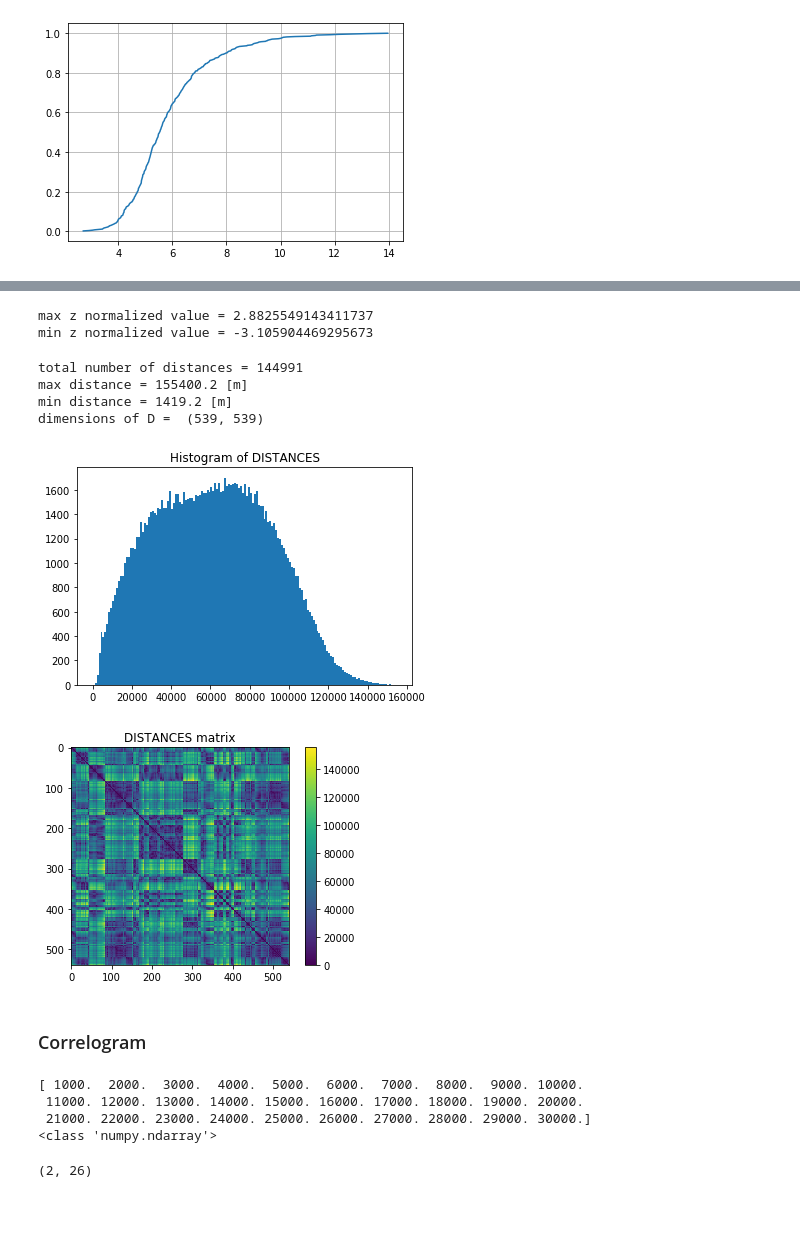
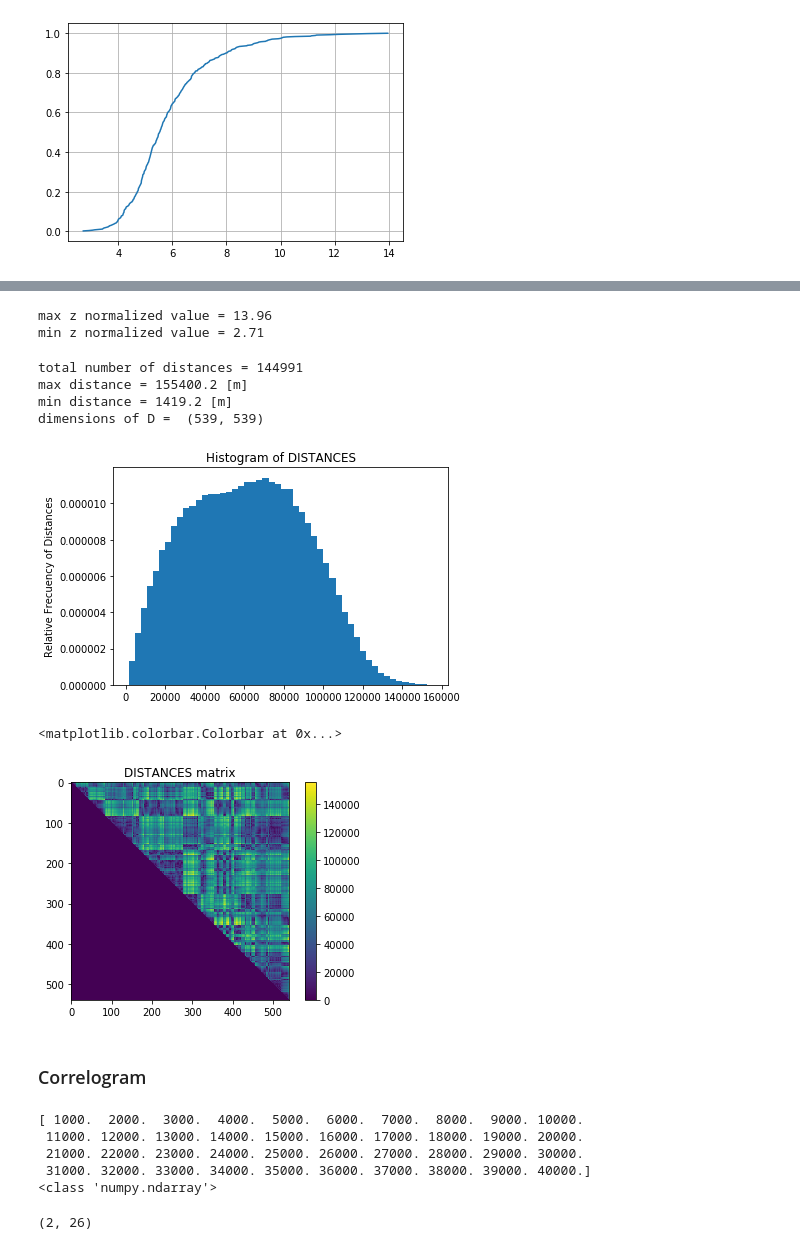
Before and after one commit to sazuluagaz/Geostatistics_Project, a Jupyter notebook: SGS_code_Jimmy_external_data.ipynb, the cells around one changed output, grey strips where cells are left out. Drawn from its saved outputs; the diff is of its cells as text; code cells hidden in the pictures; blank space fills up the shorter version.

```diff
--- a/SGS_code_Jimmy_external_data.ipynb
+++ b/SGS_code_Jimmy_external_data.ipynb
@@ -108,42 +101,42 @@ plt.plot(values_cdf_normal, cdf_normal)
 #Normalization of data z
 #NOTE: DUE TO ASSIGNATION OF NEW VALUES TO z variable at the end of this cell-code, from the second execution this cell-code doesnt work properly.
 #      To fix it run again the cell above to reset values of "z".
-norm_z = []
+z_norm = []
 for value in z:
     pos = np.where(values_cdf==value)[0][0]                        #finds cummulative probability of the value
     inter = sp.interpolate.interp1d(cdf_normal,values_cdf_normal)  #To make it continous
-    norm_z.append(inter(cdf[pos]))                                 #looks for the normed value with the same cumm probability
-norm_z = np.array(norm_z)
+    z_norm.append(inter(cdf[pos]))                                 #looks for the normed value with the same cumm probability
 
-z = norm_z#We want to continue with this transformed data otherwise comment line!
+z_norm = np.array(z_norm)
 
 print('max z normalized value =', max(z))
 print('min z normalized value =', min(z))
 # %% [output]
-max z normalized value = 2.8825549143411737
-min z normalized value = -3.105904469295673
+max z normalized value = 13.96
+min z normalized value = 2.71
 # %%
 H = ssp.pdist(xy, metric='euclidean')
 D = ssp.squareform(H)
 upper = np.triu(D)
 upper_vector = np.matrix.flatten(upper)
 upper_vector = upper_vector[upper_vector>0]
 print("total number of distances =", upper_vector.shape[0])
-plt.hist(upper_vector, bins = np.arange(0, np.round(max(H),0)+1, delta_x))
+plt.hist(upper_vector, bins = 50, density='true') # bins = np.arange(0, np.round(max(H),0)+1 , delta_x)
 plt.title("Histogram of DISTANCES")
+plt.ylabel('Relative Frecuency of Distances')
 print("max distance =",np.round(max(H),1),"[m]")
 print("min distance =",np.round(min(H),1),"[m]")
 print("dimensions of D = ",upper.shape)
 plt.show()
 
-plt.imshow(D)
+plt.imshow(upper)
 plt.title("DISTANCES matrix")
 plt.colorbar()
-plt.show()
 # %% [output]
 total number of distances = 144991
 max distance = 155400.2 [m]
 min distance = 1419.2 [m]
 dimensions of D =  (539, 539)
-[figure, old version]
+[figure, new version]
+<matplotlib.colorbar.Colorbar at 0x...>
-[figure, old version]
+[figure, new version]
@@ -152,14 +143,15 @@ dimensions of D =  (539, 539)
 # %% [markdown]
 ### Correlogram
 # %%
-n = np.linspace(1000,30000,30)
+n = np.linspace(1000,40000,40)
 bins = np.array(n)
 print(bins)
 print(type(bins))
 # %% [output]
 [ 1000.  2000.  3000.  4000.  5000.  6000.  7000.  8000.  9000. 10000.
  11000. 12000. 13000. 14000. 15000. 16000. 17000. 18000. 19000. 20000.
- 21000. 22000. 23000. 24000. 25000. 26000. 27000. 28000. 29000. 30000.]
+ 21000. 22000. 23000. 24000. 25000. 26000. 27000. 28000. 29000. 30000.
+ 31000. 32000. 33000. 34000. 35000. 36000. 37000. 38000. 39000. 40000.]
 <class 'numpy.ndarray'>
 # %%
 ixs = []    # for measurement values at point 0
```
Also changed, not shown: parts of 35 cells of this notebook.
